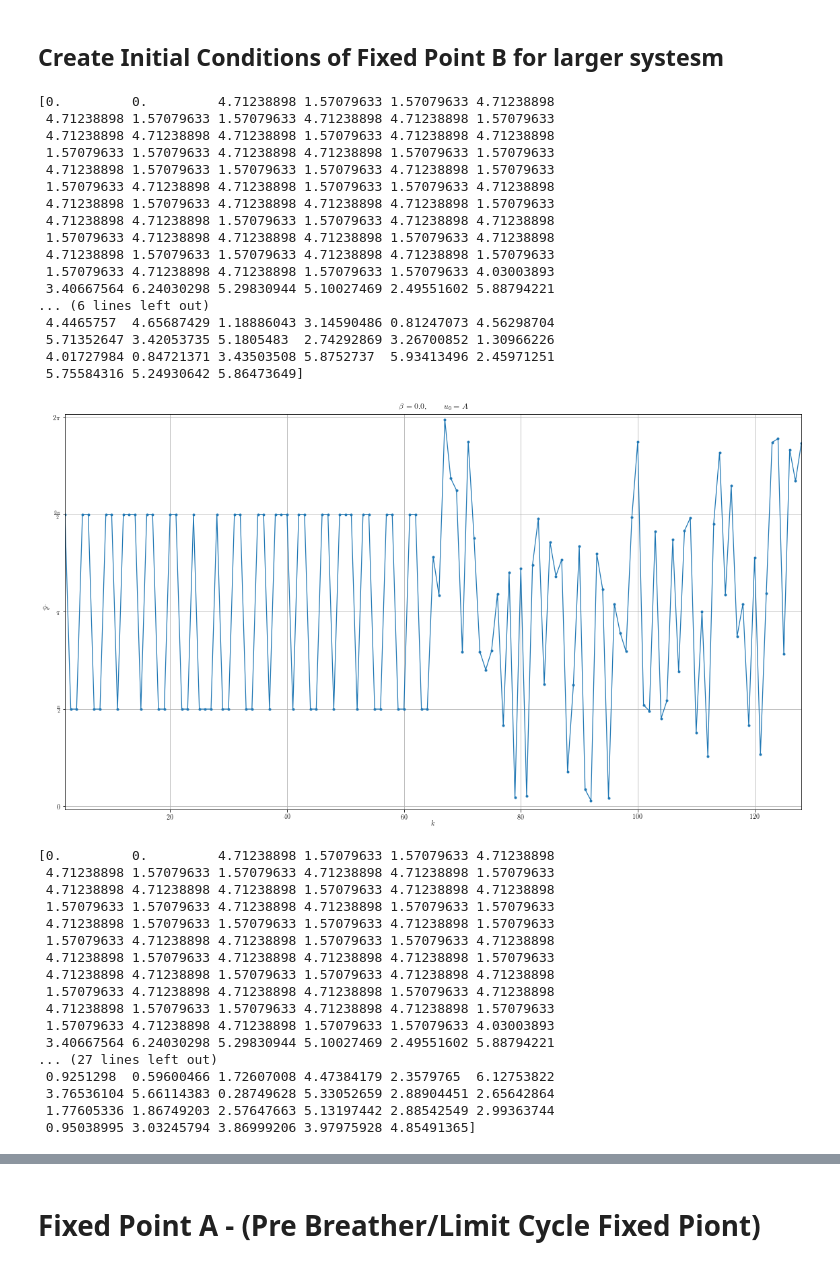
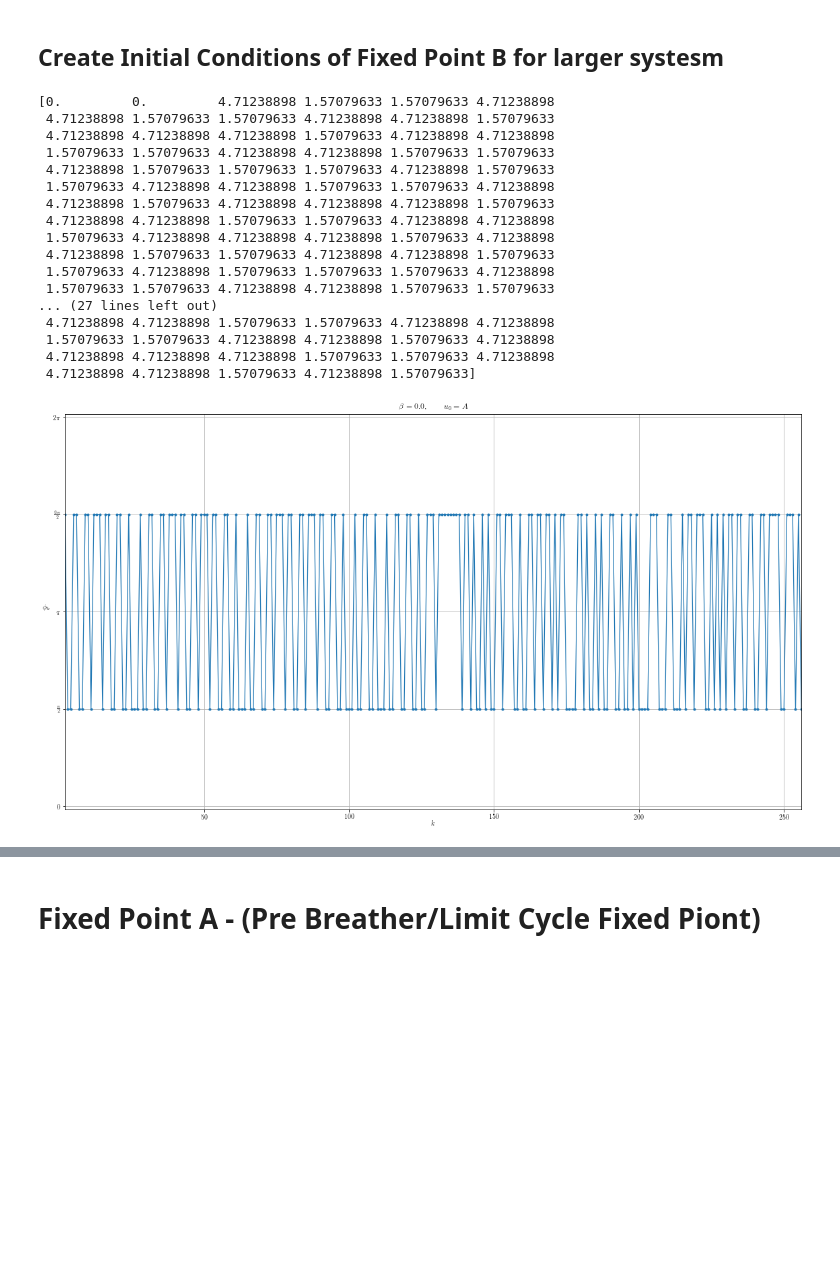
Before and after one commit to EndCar808/Burgers-Phase-Only-Model, a Jupyter notebook: Notebooks/Fixed_Point.ipynb, the cells around one changed output, grey strips where cells are left out. Drawn from its saved outputs; the diff is of its cells as text; code cells hidden in the pictures; blank space fills up the shorter version.

```diff
--- a/Notebooks/Fixed_Point.ipynb
+++ b/Notebooks/Fixed_Point.ipynb
@@ -291,8 +335,8 @@ np.savetxt("../Data/Input/Initial_Conditions/FixedPoint_N[{}]_k0[{}]_BETA[{:0.3f
 ## Create Initial Conditions of Fixed Point B for larger systesm
 # %%
 ## Create initial conditions using fixed point A for larger systems
-u0 = "B_RANDOM"
-N = [256, 512]
+u0 = "B"
+N = [512]
 
 for n in N:
     new_fixed_pt = np.zeros((int(n/2 + 1),))
@@ -311,56 +355,39 @@ for n in N:
             new_fixed_pt[i] = np.mod(((-1)**num) * np.pi / 2, 2.0 * np.pi)
 
     print(new_fixed_pt)
 
     mpl.rcParams['figure.figsize'] = [16, 9]
     plt.plot(np.arange(kmin, n/ 2 + 1), new_fixed_pt[kmin:], '.-')
     plt.xlim(kmin, n/ 2)
     plt.ylim([0- 0.05, 2 * np.pi + 0.05])
     # plt.ylim([-2 * np.pi + 0.05, 2 * np.pi + 0.05])
     plt.xlabel(r'$k$', labelpad = 0)
     plt.ylabel(r'$\phi_k$', rotation = 0, labelpad = 10)
-    plt.title(r"$\beta = {}, \qquad u_0 = {}$".format(0.0, "A") )
+    plt.title(r"$\beta = {}, \qquad u_0 = {}$".format(0.0, "B") )
     # plt.xticks(np.arange(kmin, num_osc), np.arange(kmin, num_osc))
     plt.yticks([0, np.pi / 2.0, np.pi, 3.0 * np.pi / 2.0, 2.0 * np.pi], [r"$0$", r"$\frac{\pi}{2}$", r"$\pi$", r"$\frac{3\pi}{2}$", r"$2\pi$"])
     # plt.yticks(np.append(np.flipud([-np.pi / 2.0, -np.pi, -3.0 * np.pi / 2.0, -2.0 * np.pi]), [0, np.pi / 2.0, np.pi, 3.0 * np.pi / 2.0, 2.0 * np.pi]), np.append(np.flipud([r"$-\frac{\pi}{2}$", r"$-\pi$", r"$-\frac{3\pi}{2}$", r"$-2\pi$"]),[r"$0$", r"$\frac{\pi}{2}$", r"$\pi$", r"$\frac{3\pi}{2}$", r"$2\pi$"]))
     plt.grid(True)
     plt.show()
 
 
     np.savetxt("../Data/Input/Initial_Conditions/FixedPoint_N[{}]_k0[{}]_BETA[{:0.3f}]_u0[{}].txt".format(n, k0, beta, u0),  np.mod(new_fixed_pt, 2.0*np.pi), fmt = "%20.16f")
 # %% [output]
 [0.         0.         4.71238898 1.57079633 1.57079633 4.71238898
  4.71238898 1.57079633 1.57079633 4.71238898 4.71238898 1.57079633
  4.71238898 4.71238898 4.71238898 1.57079633 4.71238898 4.71238898
  1.57079633 1.57079633 4.71238898 4.71238898 1.57079633 1.57079633
  4.71238898 1.57079633 1.57079633 1.57079633 4.71238898 1.57079633
  1.57079633 4.71238898 4.71238898 1.57079633 1.57079633 4.71238898
  4.71238898 1.57079633 4.71238898 4.71238898 4.71238898 1.57079633
  4.71238898 4.71238898 1.57079633 1.57079633 4.71238898 4.71238898
  1.57079633 4.71238898 4.71238898 4.71238898 1.57079633 4.71238898
  4.71238898 1.57079633 1.57079633 4.71238898 4.71238898 1.57079633
- 1.57079633 4.71238898 4.71238898 1.57079633 1.57079633 4.03003893
- 3.40667564 6.24030298 5.29830944 5.10027469 2.49551602 5.88794221
-... (6 lines left out)
- 4.4465757  4.65687429 1.18886043 3.14590486 0.81247073 4.56298704
- 5.71352647 3.42053735 5.1805483  2.74292869 3.26700852 1.30966226
- 4.01727984 0.84721371 3.43503508 5.8752737  5.93413496 2.45971251
- 5.75584316 5.24930642 5.86473649]
+ 1.57079633 4.71238898 1.57079633 1.57079633 1.57079633 4.71238898
+ 1.57079633 1.57079633 4.71238898 4.71238898 1.57079633 1.57079633
+... (27 lines left out)
+ 4.71238898 4.71238898 1.57079633 1.57079633 4.71238898 4.71238898
+ 1.57079633 1.57079633 4.71238898 4.71238898 1.57079633 4.71238898
+ 4.71238898 4.71238898 4.71238898 1.57079633 1.57079633 4.71238898
+ 4.71238898 4.71238898 1.57079633 4.71238898 1.57079633]
-[figure, old version]
+[figure, new version]
-[0.         0.         4.71238898 1.57079633 1.57079633 4.71238898
- 4.71238898 1.57079633 1.57079633 4.71238898 4.71238898 1.57079633
- 4.71238898 4.71238898 4.71238898 1.57079633 4.71238898 4.71238898
- 1.57079633 1.57079633 4.71238898 4.71238898 1.57079633 1.57079633
- 4.71238898 1.57079633 1.57079633 1.57079633 4.71238898 1.57079633
- 1.57079633 4.71238898 4.71238898 1.57079633 1.57079633 4.71238898
- 4.71238898 1.57079633 4.71238898 4.71238898 4.71238898 1.57079633
- 4.71238898 4.71238898 1.57079633 1.57079633 4.71238898 4.71238898
- 1.57079633 4.71238898 4.71238898 4.71238898 1.57079633 4.71238898
- 4.71238898 1.57079633 1.57079633 4.71238898 4.71238898 1.57079633
- 1.57079633 4.71238898 4.71238898 1.57079633 1.57079633 4.03003893
- 3.40667564 6.24030298 5.29830944 5.10027469 2.49551602 5.88794221
-... (27 lines left out)
- 0.9251298  0.59600466 1.72607008 4.47384179 2.3579765  6.12753822
- 3.76536104 5.66114383 0.28749628 5.33052659 2.88904451 2.65642864
- 1.77605336 1.86749203 2.57647663 5.13197442 2.88542549 2.99363744
- 0.95038995 3.03245794 3.86999206 3.97975928 4.85491365]
```
Also changed, not shown: parts of 5 cells of this notebook, 17 other files.
